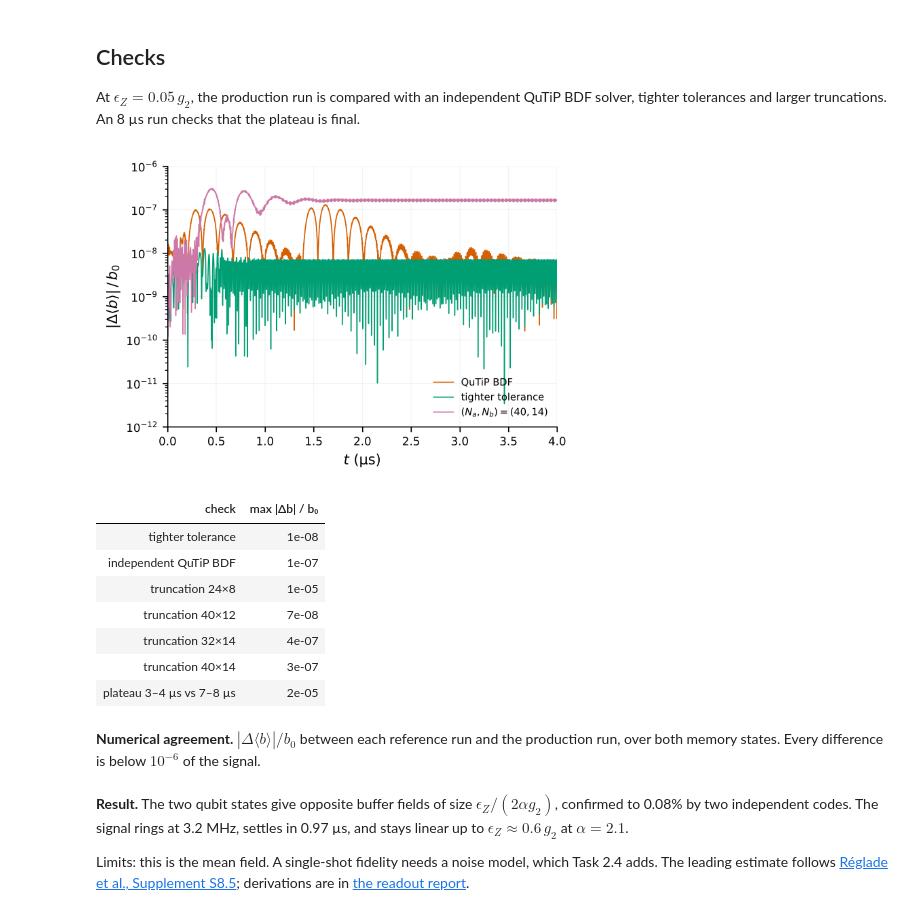
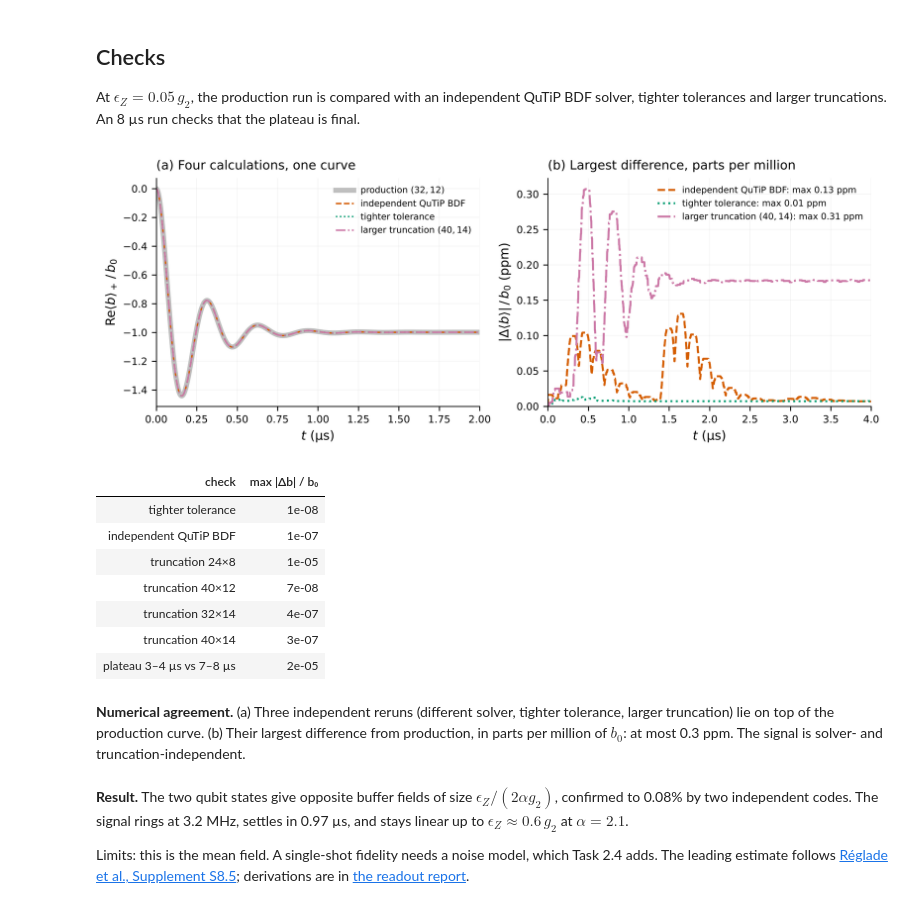
Before and after one commit to pkarakala/duquantum-cat-qubit, a Jupyter notebook: notebooks/08_task_2_3_readout.ipynb, the cells around one changed output. Cells and saved outputs as stored; diff of their text form; code cells hidden in the pictures.

```diff
--- a/notebooks/08_task_2_3_readout.ipynb
+++ b/notebooks/08_task_2_3_readout.ipynb
@@ -89,17 +89,17 @@ print(f"α = 2.1, ε_Z = 0.05 g₂: |⟨b⟩_ss| / b₀ = {ours:.6f} (sweep) vs
 
 At $\epsilon_Z=0.05\,g_2$, the production run is compared with an independent QuTiP BDF solver, tighter tolerances and larger truncations. An 8 µs run checks that the plateau is final.
 # %%
-show("task_2_3_validation", 480)
+show("task_2_3_validation", 900)
 v = r["validation"]
 display(pd.DataFrame([
     {"check": "tighter tolerance", "max |Δb| / b₀": f"{v['tight_solver_max_field_difference_fraction']:.0e}"},
     {"check": "independent QuTiP BDF", "max |Δb| / b₀": f"{v['independent_qutip']['max_field_error_fraction']:.0e}"},
     *[{"check": f"truncation {c['Na']}×{c['Nb']}", "max |Δb| / b₀": f"{c['max_complex_field_difference_fraction']:.0e}"}
       for c in v["cutoffs"]],
     {"check": "plateau 3–4 µs vs 7–8 µs", "max |Δb| / b₀": f"{v['extended_8us']['plateau_change_fraction']:.0e}"},
 ]).style.hide(axis="index"))
 # %% [output]
-[figure, old version]
+[figure, new version]
 | check | max |Δb| / b₀ |
 | tighter tolerance | 1e-08 |
 | independent QuTiP BDF | 1e-07 |
@@ -108,8 +108,8 @@ display(pd.DataFrame([
 | truncation 32×14 | 4e-07 |
 | truncation 40×14 | 3e-07 |
 | plateau 3–4 µs vs 7–8 µs | 2e-05 |
-# %% [markdown]
-**Numerical agreement.** $|\Delta\langle b\rangle|/b_0$ between each reference run and the production run, over both memory states. Every difference is below $10^{-6}$ of the signal.
+# %% [markdown]
+**Numerical agreement.** (a) Three independent reruns (different solver, tighter tolerance, larger truncation) lie on top of the production curve. (b) Their largest difference from production, in parts per million of $b_0$: at most 0.3 ppm. The signal is solver- and truncation-independent.
 # %% [markdown]
 **Result.** The two qubit states give opposite buffer fields of size $\epsilon_Z/(2\alpha g_2)$, confirmed to 0.08% by two independent codes. The signal rings at 3.2 MHz, settles in 0.97 µs, and stays linear up to $\epsilon_Z\approx0.6\,g_2$ at $\alpha=2.1$.
 
```
Also changed, not shown: 3 other files.
